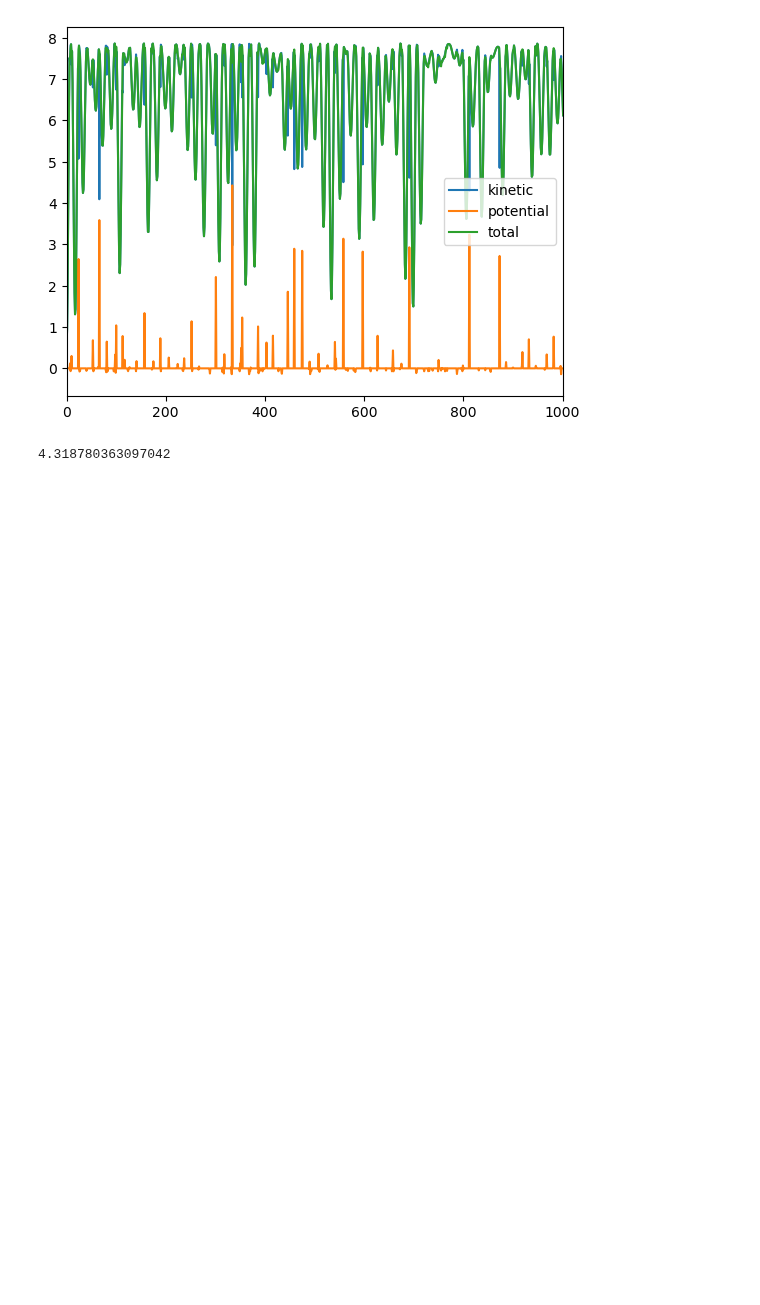
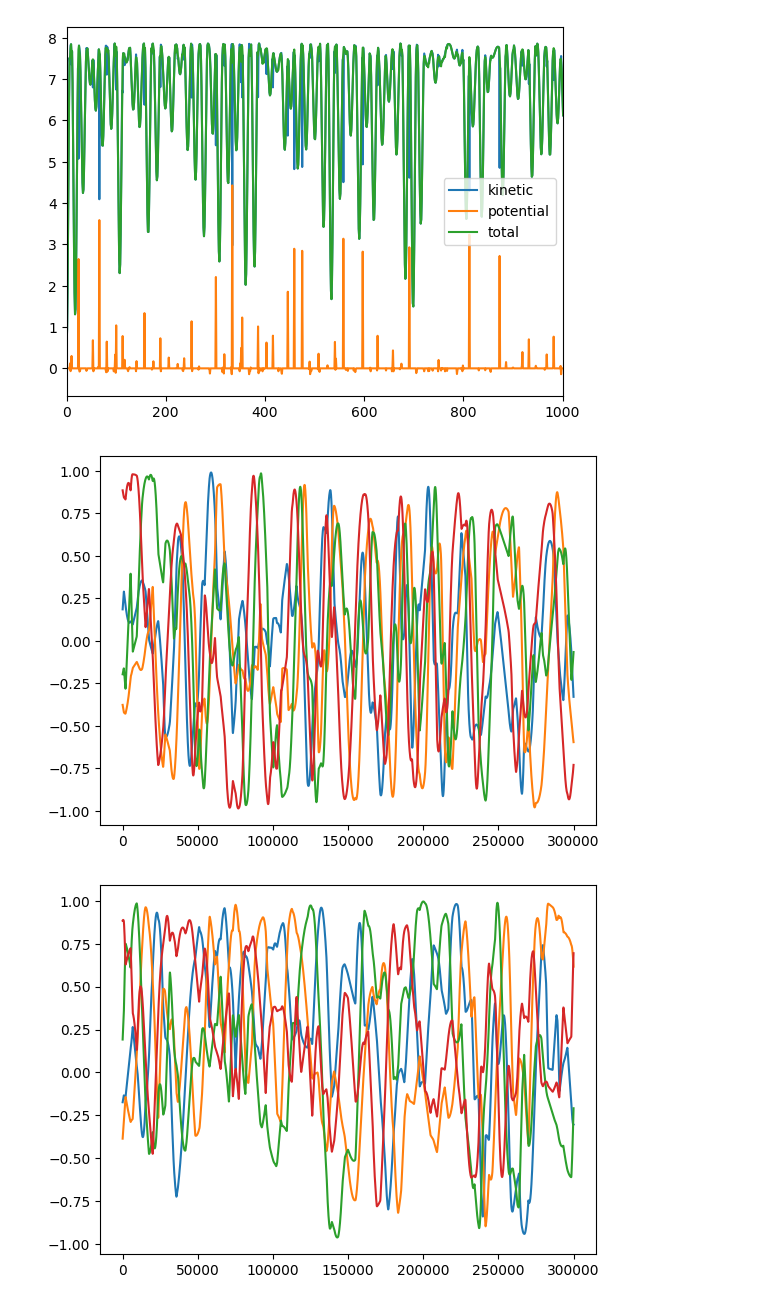
Before and after one commit to jakublala/coarsegrained-md-neural-ode, a Jupyter notebook: utils.ipynb, the cells around one changed output. Cells and saved outputs as stored; diff of their text form; code cells hidden in the pictures; blank space fills up the shorter version.

```diff
--- a/utils.ipynb
+++ b/utils.ipynb
@@ -298,8 +298,40 @@ plt.show()
 Found timestep: 1e-05, n of run steps: 10000000, and dump log freq: 1000
 Breaking - likely reached last line of sim log: ['Loop', 'time', 'of', '219.559', 'on', '1', 'procs', 'for', '100000000', 'steps', 'with', '14', 'atoms']
 [figure]
-# %%
-a = np.array([-0.7017046  , -4.2346342 , -0.47680989])
-print(np.linalg.norm(a))
-# %% [output]
-4.318780363097042
+# %%
+import pandas as pd
+import matplotlib.pyplot as plt
+
+df = pd.read_csv('dataset/trajectories/thesis/NVE-temp-0.5_K-3.96851711369462_r-2_s-5-reduced_traj.csv')
+
+# print(df.columns)
+# get centre of mass position and velocity
+com_pos = df.iloc[:, 1:7].values
+com_vel = df.iloc[:, 7:7+6].values
+
+quats = df.loc[:, ['c_q_1[1]', 'c_q_1[2]',
+       'c_q_1[3]', 'c_q_1[4]', 'c_q_2[1]', 'c_q_2[2]', 'c_q_2[3]', 'c_q_2[4]']].values
+
+# print(com_pos)
+# print(com_vel)
+
+# plt.plot(com_pos[:, 0])
+# plt.plot(com_pos[:, 1])
+# plt.plot(com_pos[:, 2])
+
+end_index = 300000
+plt.plot(quats[:end_index, 0])
+plt.plot(quats[:end_index, 1])
+plt.plot(quats[:end_index, 2])
+plt.plot(quats[:end_index, 3])
+plt.show()
+
+
+plt.plot(quats[:end_index, 4])
+plt.plot(quats[:end_index, 5])
+plt.plot(quats[:end_index, 6])
+plt.plot(quats[:end_index, 7])
+plt.show()
+# %% [output]
+[figure, added]
+[figure, added]
```
Also changed, not shown: 6 other files.
